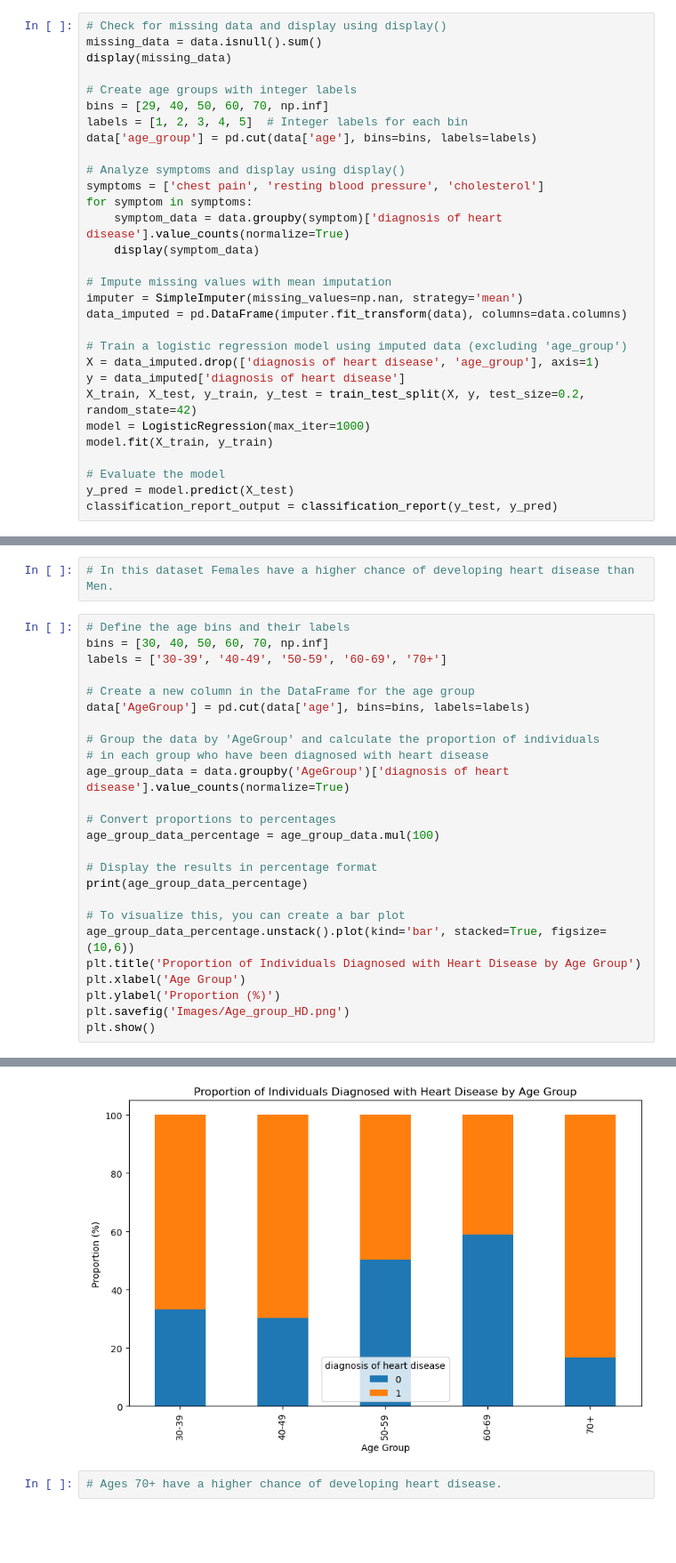
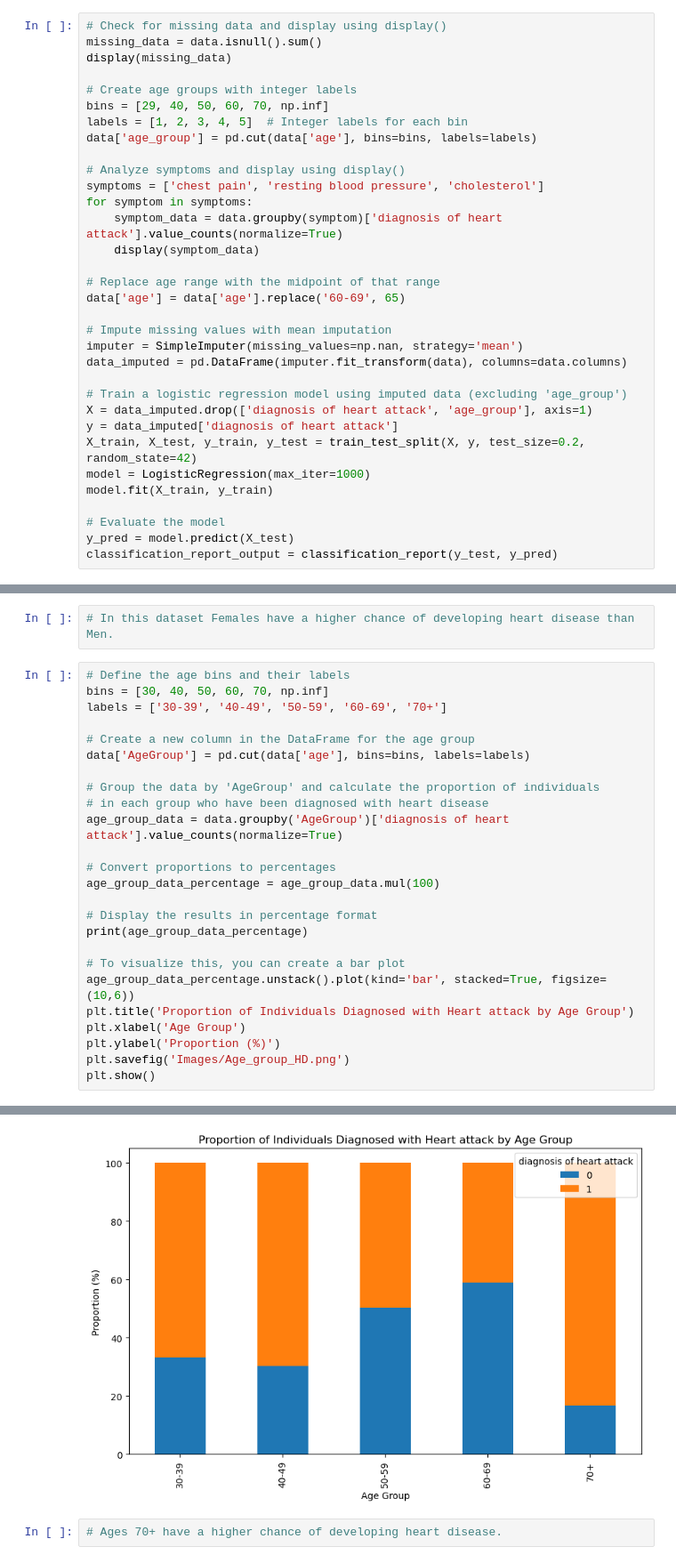
Before and after one commit to RyanHdz/group-project8, a Jupyter notebook: Heart Disease Project.ipynb, the cells around one changed output, grey strips where cells are left out. Shown: that part at 89% size. Saved outputs shown, nothing was run; the diff lists cells and outputs as text; blank space fills up the shorter version.

```diff
--- a/Heart Disease Project.ipynb
+++ b/Heart Disease Project.ipynb
@@ -86,16 +77,19 @@ data['age_group'] = pd.cut(data['age'], bins=bins, labels=labels)
 # Analyze symptoms and display using display()
 symptoms = ['chest pain', 'resting blood pressure', 'cholesterol']
 for symptom in symptoms:
-    symptom_data = data.groupby(symptom)['diagnosis of heart disease'].value_counts(normalize=True)
+    symptom_data = data.groupby(symptom)['diagnosis of heart attack'].value_counts(normalize=True)
     display(symptom_data)
+
+# Replace age range with the midpoint of that range
+data['age'] = data['age'].replace('60-69', 65)
 
 # Impute missing values with mean imputation
 imputer = SimpleImputer(missing_values=np.nan, strategy='mean')
 data_imputed = pd.DataFrame(imputer.fit_transform(data), columns=data.columns)
 
 # Train a logistic regression model using imputed data (excluding 'age_group')
-X = data_imputed.drop(['diagnosis of heart disease', 'age_group'], axis=1)
-y = data_imputed['diagnosis of heart disease']
+X = data_imputed.drop(['diagnosis of heart attack', 'age_group'], axis=1)
+y = data_imputed['diagnosis of heart attack']
 X_train, X_test, y_train, y_test = train_test_split(X, y, test_size=0.2, random_state=42)
 model = LogisticRegression(max_iter=1000)
 model.fit(X_train, y_train)
@@ -269,7 +255,7 @@ data['AgeGroup'] = pd.cut(data['age'], bins=bins, labels=labels)
 
 # Group the data by 'AgeGroup' and calculate the proportion of individuals
 # in each group who have been diagnosed with heart disease
-age_group_data = data.groupby('AgeGroup')['diagnosis of heart disease'].value_counts(normalize=True)
+age_group_data = data.groupby('AgeGroup')['diagnosis of heart attack'].value_counts(normalize=True)
 
 # Convert proportions to percentages
 age_group_data_percentage = age_group_data.mul(100)
@@ -279,7 +265,7 @@ print(age_group_data_percentage)
 
 # To visualize this, you can create a bar plot
 age_group_data_percentage.unstack().plot(kind='bar', stacked=True, figsize=(10,6))
-plt.title('Proportion of Individuals Diagnosed with Heart Disease by Age Group')
+plt.title('Proportion of Individuals Diagnosed with Heart attack by Age Group')
 plt.xlabel('Age Group')
 plt.ylabel('Proportion (%)')
 plt.savefig('Images/Age_group_HD.png')
@@ -299,4 +285,4 @@ AgeGroup  diagnosis of heart disease
 Name: proportion, dtype: float64
-[figure, old version]
+[figure, new version]
 # %%
 # Ages 70+ have a higher chance of developing heart disease.
```
Also changed, not shown: parts of 13 cells of this notebook, 10 other files.
